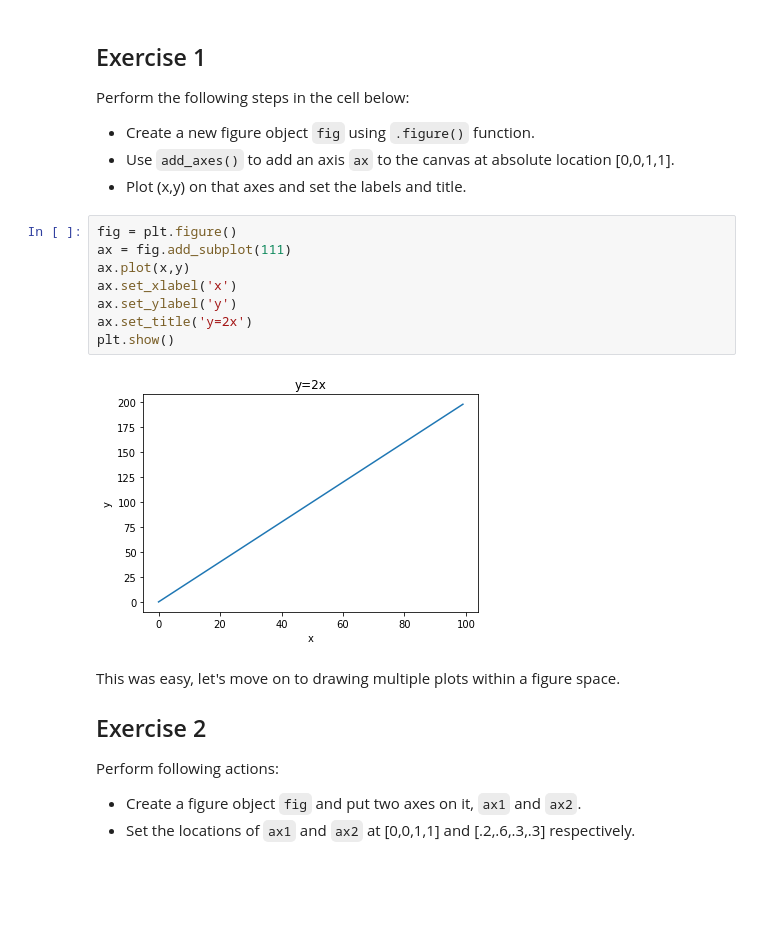
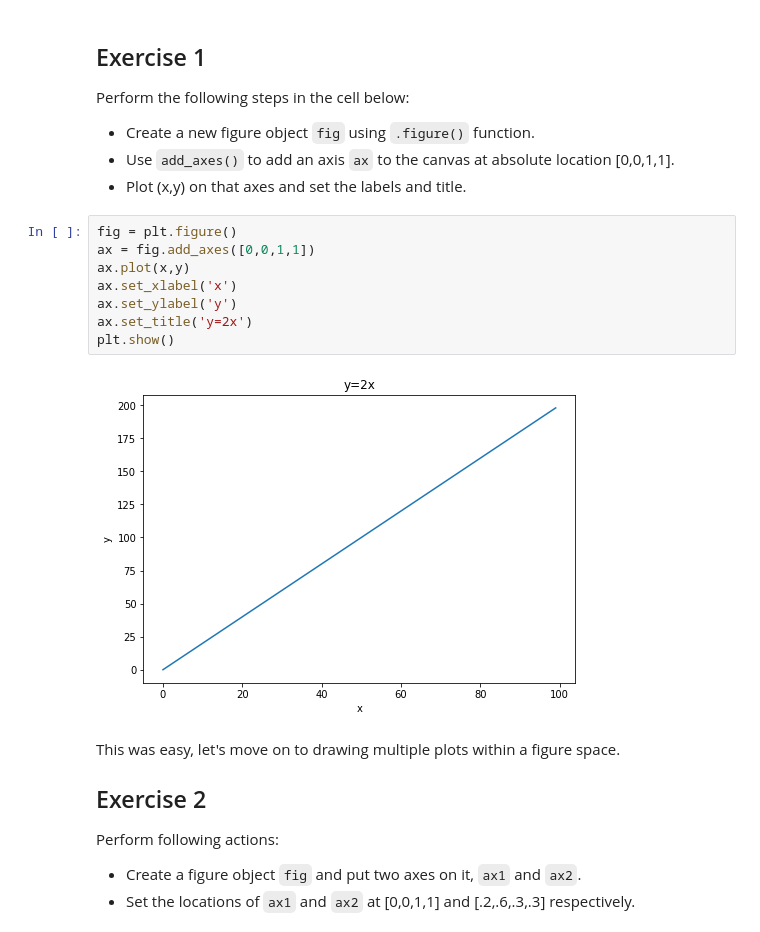
Before and after one commit to huntersapienza/dsc-1-03-13-customizing-visualizations-with-matplotlib-lab-online-ds-sp-000, a Jupyter notebook: index.ipynb, the cells around one changed output. Cells and saved outputs as stored; diff of their text form; blank space fills up the shorter version.

```diff
--- a/index.ipynb
+++ b/index.ipynb
@@ -63,14 +63,14 @@ Perform the following steps in the cell below:
 * Plot (x,y) on that axes and set the labels and title.
 # %%
 fig = plt.figure()
-ax = fig.add_subplot(111)
+ax = fig.add_axes([0,0,1,1])
 ax.plot(x,y)
 ax.set_xlabel('x')
 ax.set_ylabel('y')
 ax.set_title('y=2x')
 plt.show()
 # %% [output]
-[figure, old version]
+[figure, new version]
 # %% [markdown]
 This was easy, let's move on to drawing multiple plots within a figure space.
 
```
